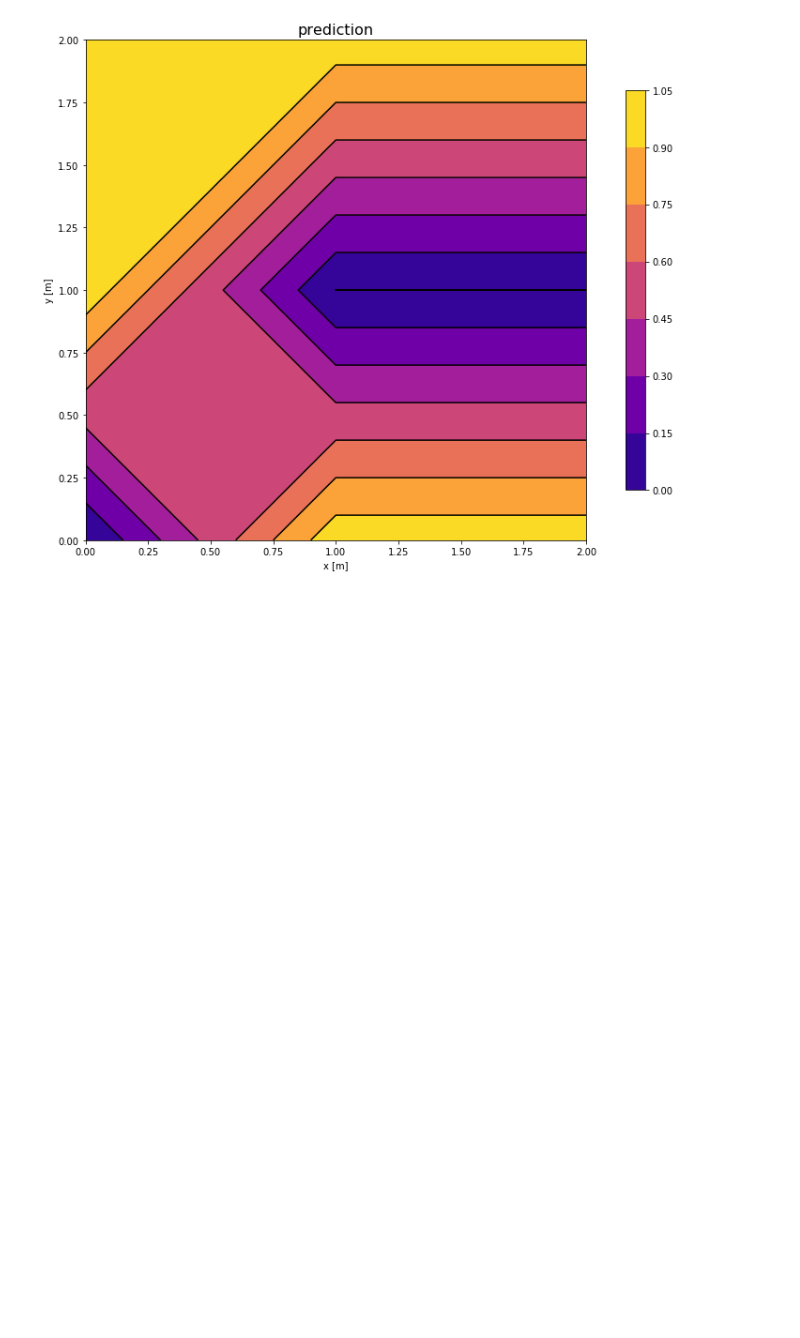
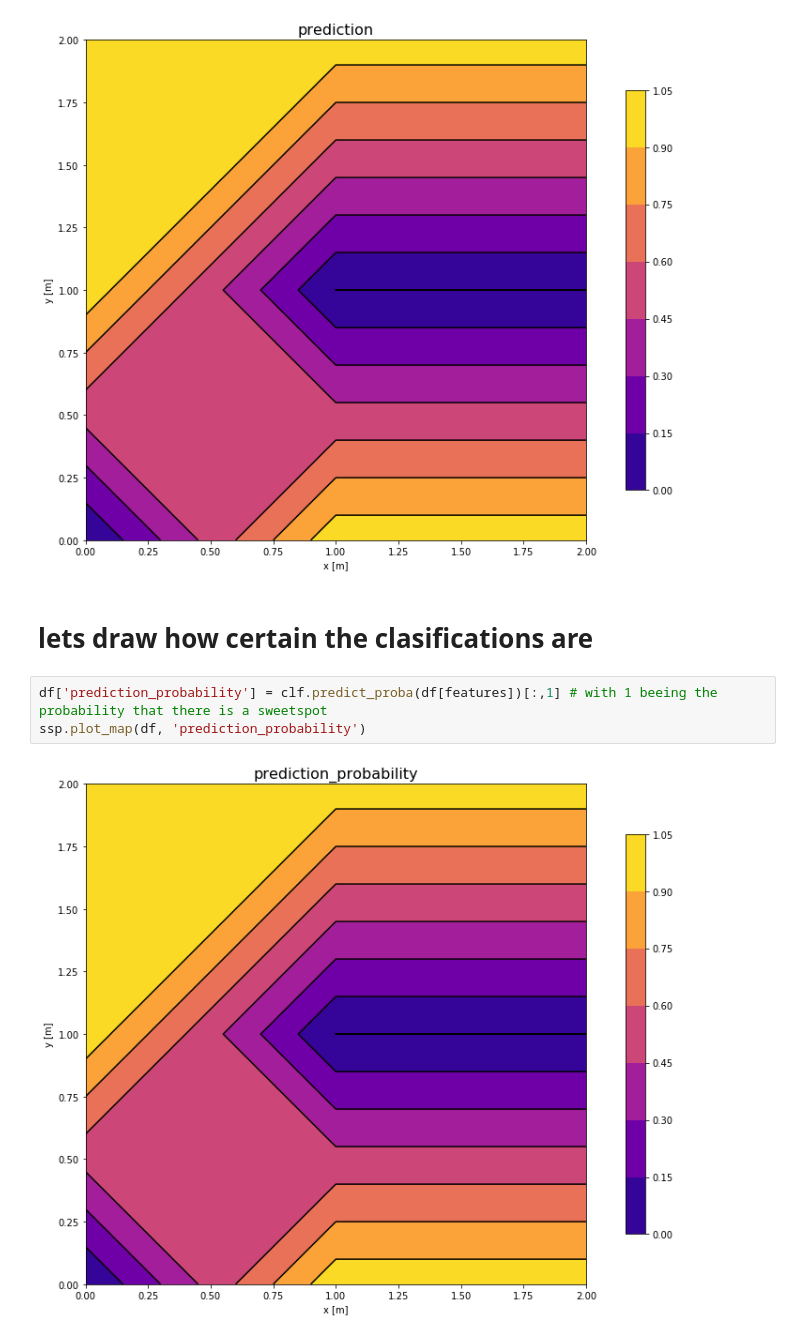
Before and after one commit to Nozziel/OGA2018_SweetSpotPrediction, a Jupyter notebook: Notebooks/02 Base Model.ipynb, the cells around one changed output. Cells and saved outputs as stored; diff of their text form; blank space fills up the shorter version.

```diff
--- a/Notebooks/02 Base Model.ipynb
+++ b/Notebooks/02 Base Model.ipynb
@@ -84,3 +81,10 @@ df['prediction'] = clf.predict(df[features])
 ssp.plot_map(df, 'prediction')
 # %% [output]
 [figure]
+# %% [markdown]
+# lets draw how certain the clasifications are
+# %%
+df['prediction_probability'] = clf.predict_proba(df[features])[:,1] # with 1 beeing the probability that there is a sweetspot
+ssp.plot_map(df, 'prediction_probability')
+# %% [output]
+[figure, added]
```
Also changed, not shown: parts of 2 cells of this notebook, 3 other files.
